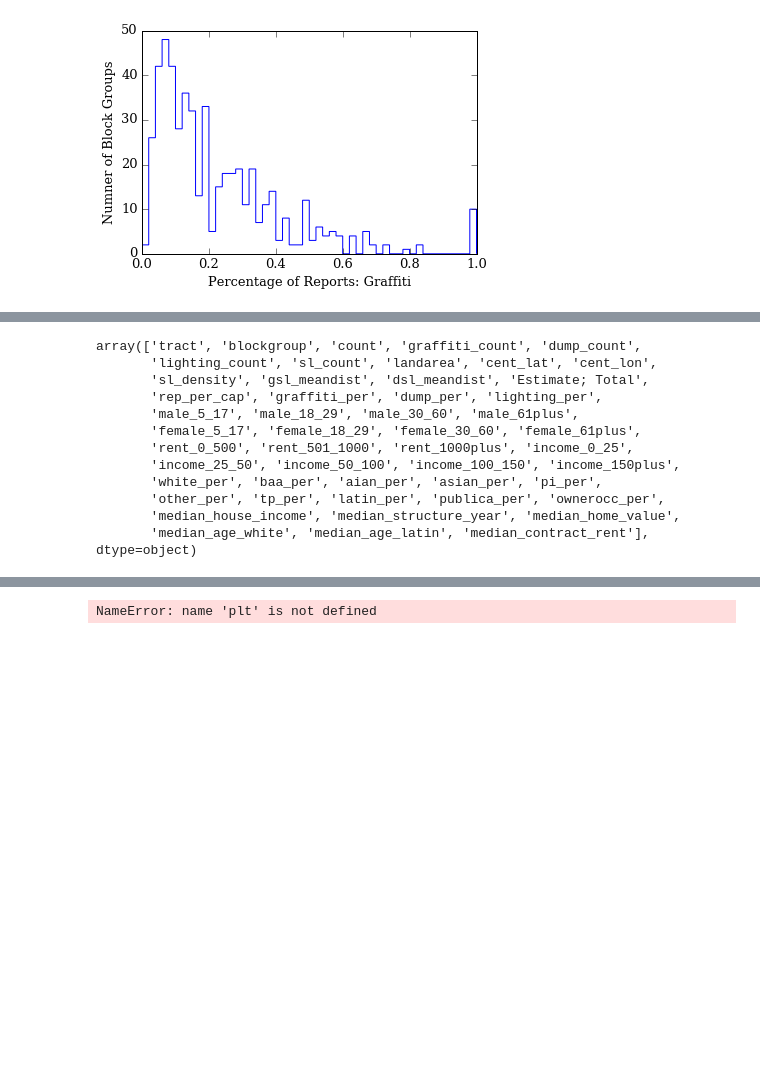
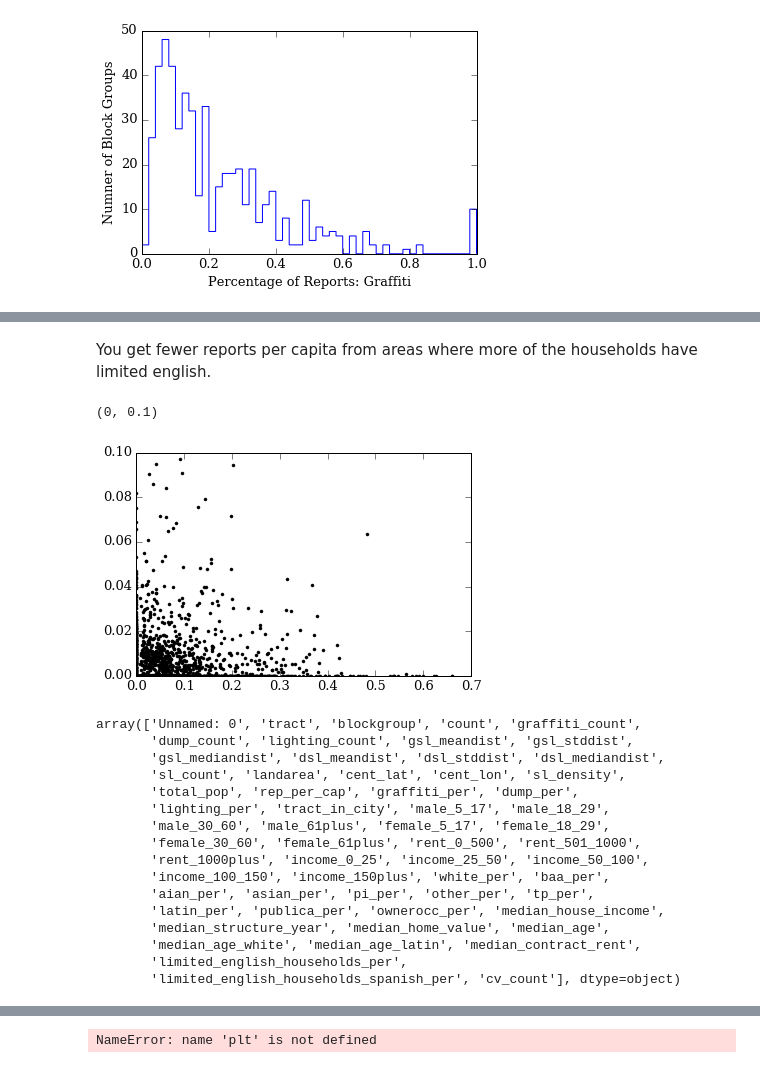
Before and after one commit to katiesch/insight2016, a Jupyter notebook: data_exploration.ipynb, the cells around one changed output, grey strips where cells are left out. Drawn from its saved outputs; the diff is of its cells as text; code cells hidden in the pictures; blank space fills up the shorter version.

```diff
--- a/data_exploration.ipynb
+++ b/data_exploration.ipynb
@@ -198,15 +230,50 @@ census_big = pd.merge(total_reports_demo, census_trimmed, on=['tract', 'blockgro
+# %%
+mobile = barf.loc[np.where(barf['Case Origin']=='Mobile')[0], ['tract','blockgroup',
+                                                               'Case Origin']]
+web = barf.loc[np.where(barf['Case Origin']=='Web')[0], ['tract','blockgroup',
+                                                               'Case Origin']]
+phone = barf.loc[np.where(barf['Case Origin']=='Phone')[0], ['tract','blockgroup',
+                                                               'Case Origin']]
+# %%
+mobile_counts = mobile.groupby(['tract', 'blockgroup'], as_index=False).agg('count')
+mobile_counts.rename(columns={'Case Origin': 'mobile_counts'}, inplace=True)
+
+web_counts = web.groupby(['tract', 'blockgroup'], as_index=False).agg('count')
+web_counts.rename(columns={'Case Origin': 'web_counts'}, inplace=True)
+
+phone_counts = phone.groupby(['tract', 'blockgroup'], as_index=False).agg('count')
+phone_counts.rename(columns={'Case Origin': 'phone_counts'}, inplace=True)
+# %%
+temp1 = pd.merge(census_combo, mobile_counts, on=['tract', 'blockgroup'], how='left')
+temp2 = pd.merge(temp1, web_counts, on=['tract', 'blockgroup'], how='left')
+census_big = pd.merge(temp2, phone_counts, on=['tract', 'blockgroup'], how='left')
+# %%
+census_big[['mobile_counts', 'web_counts', 'phone_counts']] = census_big[['mobile_counts', 'web_counts', 'phone_counts']].div(census_big['count'], axis=0)
+# %% [markdown]
+You get fewer reports per capita from areas where more of the households have limited english.
+# %%
+plt.plot(census_big['limited_english_households_per'],census_big['rep_per_cap'], 'k.')
+#plt.ylim(0,30)
+plt.ylim(0,0.10)
+# %% [output]
+(0, 0.1)
+[figure, added]
 # %%
-census_big.columns.values
+census_combo.columns.values
 # %% [output]
-array(['tract', 'blockgroup', 'count', 'graffiti_count', 'dump_count',
-       'lighting_count', 'sl_count', 'landarea', 'cent_lat', 'cent_lon',
-       'sl_density', 'gsl_meandist', 'dsl_meandist', 'Estimate; Total',
-       'rep_per_cap', 'graffiti_per', 'dump_per', 'lighting_per',
-       'male_5_17', 'male_18_29', 'male_30_60', 'male_61plus',
-       'female_5_17', 'female_18_29', 'female_30_60', 'female_61plus',
-       'rent_0_500', 'rent_501_1000', 'rent_1000plus', 'income_0_25',
-       'income_25_50', 'income_50_100', 'income_100_150', 'income_150plus',
-       'white_per', 'baa_per', 'aian_per', 'asian_per', 'pi_per',
-       'other_per', 'tp_per', 'latin_per', 'publica_per', 'ownerocc_per',
-       'median_house_income', 'median_structure_year', 'median_home_value',
-       'median_age_white', 'median_age_latin', 'median_contract_rent'], dtype=object)
+array(['Unnamed: 0', 'tract', 'blockgroup', 'count', 'graffiti_count',
+       'dump_count', 'lighting_count', 'gsl_meandist', 'gsl_stddist',
+       'gsl_mediandist', 'dsl_meandist', 'dsl_stddist', 'dsl_mediandist',
+       'sl_count', 'landarea', 'cent_lat', 'cent_lon', 'sl_density',
+       'total_pop', 'rep_per_cap', 'graffiti_per', 'dump_per',
+       'lighting_per', 'tract_in_city', 'male_5_17', 'male_18_29',
+       'male_30_60', 'male_61plus', 'female_5_17', 'female_18_29',
+       'female_30_60', 'female_61plus', 'rent_0_500', 'rent_501_1000',
+       'rent_1000plus', 'income_0_25', 'income_25_50', 'income_50_100',
+       'income_100_150', 'income_150plus', 'white_per', 'baa_per',
+       'aian_per', 'asian_per', 'pi_per', 'other_per', 'tp_per',
+       'latin_per', 'publica_per', 'ownerocc_per', 'median_house_income',
+       'median_structure_year', 'median_home_value', 'median_age',
+       'median_age_white', 'median_age_latin', 'median_contract_rent',
+       'limited_english_households_per',
+       'limited_english_households_spanish_per', 'cv_count'], dtype=object)
```
Also changed, not shown: parts of 16 cells of this notebook.
